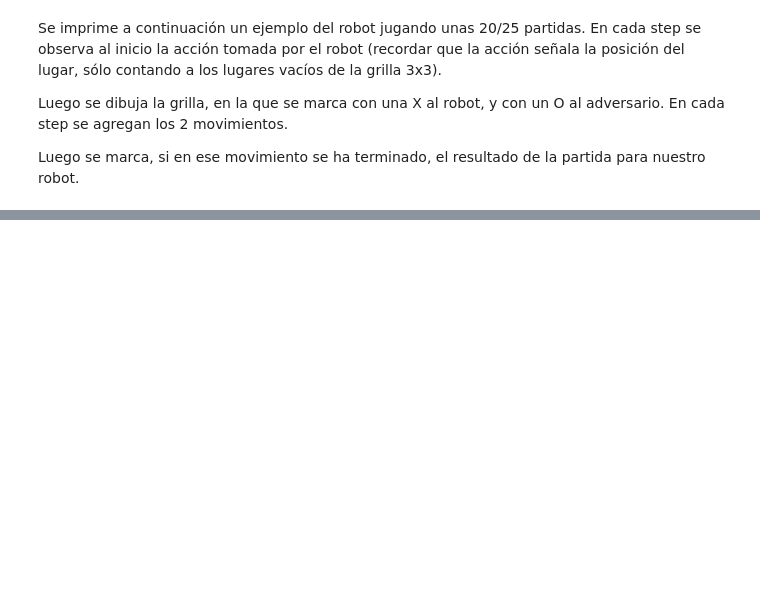
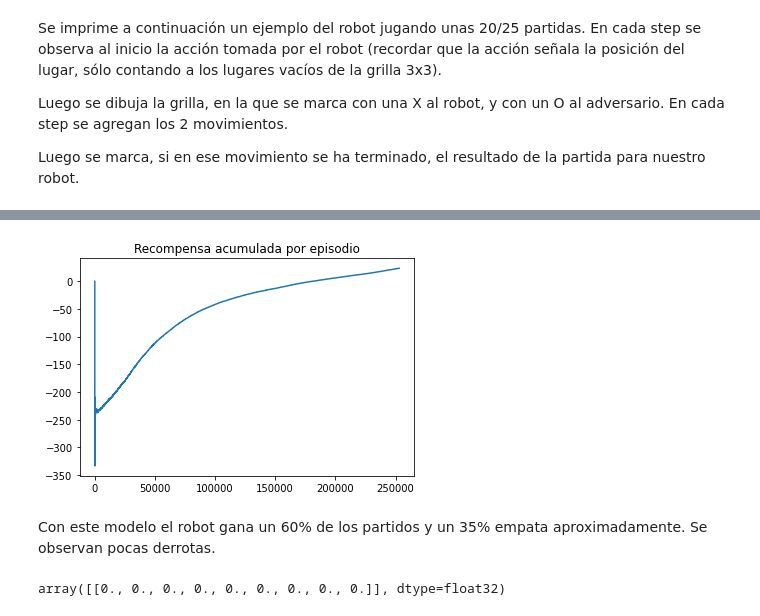
Before and after one commit to natanrajch/DiploDatos, a Jupyter notebook: aprendizaje_refuerzos/TicTacToe_RL.ipynb, the cells around one changed output, grey strips where cells are left out. Cells and saved outputs as stored; diff of their text form; code cells hidden in the pictures; blank space fills up the shorter version.

```diff
--- a/aprendizaje_refuerzos/TicTacToe_RL.ipynb
+++ b/aprendizaje_refuerzos/TicTacToe_RL.ipynb
@@ -78,0 +56,14 @@ from stable_baselines3.common.env_util import make_vec_env
+# %%
+def plot_reward_per_episode(reward_ep):
+
+    episode_rewards = np.array(reward_ep)
+
+    # se suaviza la curva de convergencia
+    episode_number = np.linspace(1, len(episode_rewards) + 1, len(episode_rewards) + 1)
+    acumulated_rewards = np.cumsum(episode_rewards)
+
+    reward_per_episode = [acumulated_rewards[i] / episode_number[i] for i in range(len(acumulated_rewards))]
+
+    plt.plot(reward_per_episode)
+    plt.title('Recompensa acumulada por episodio')
+    plt.show()
@@ -99,8 +126,9 @@ class TicTacToe(gym.Env):
     self.observation_space = Box(low=np.zeros(9), high=np.full((9, ), 3))
     self.state = [0,0,0,0,0,0,0,0,0]
     self.win_combs = [[0,1,2],[3,4,5],[6,7,8], #filas
-                       [0,3,6],[1,4,7],[2,5,8], #cols
-                       [0,4,8],[2,4,6]] #diags
+                        [0,3,6],[1,4,7],[2,5,8], #cols
+                        [0,4,8],[2,4,6]] #diags
+    self.accum_reward = []
 
   def step(self, action):
     reward = 0
@@ -136,17 +164,18 @@ class TicTacToe(gym.Env):
       else:
         done = False
 
+    self.accum_reward.append(reward)
     return np.array([self.state]).astype(np.float32), reward, done, info
 
 
 
   def player2(self):
-    '''Si puede formar un ta-te-tí, lo hace, luego si puede tapar una línea del Player 1 la genera, si no, juega random '''
+    '''Si puede tapar una línea del player 1 la tapa, luego si puede generar una línea la genera, si no, juega random '''
     p2_played = False
     if self.state.count(0) > 0:
       for comb in self.win_combs:
         for skip in [0,1,2]:
-          if self.state[comb[skip]]==0 and self.state[comb[[X for X in [0,1,2] if X != skip][0]]]==2 and self.state[comb[[X for X in [0,1,2] if X != skip][1]]]==2:
+          if self.state[comb[skip]]==0 and self.state[comb[[X for X in [0,1,2] if X != skip][0]]]==1 and self.state[comb[[X for X in [0,1,2] if X != skip][1]]]==1:
             self.state[comb[skip]]=2
             p2_played = True
             break
@@ -157,7 +186,7 @@ class TicTacToe(gym.Env):
       if not p2_played:
         for comb in self.win_combs:
           for skip in [0,1,2]:
-            if self.state[comb[skip]]==0 and self.state[comb[[X for X in [0,1,2] if X != skip][0]]]==1 and self.state[comb[[X for X in [0,1,2] if X != skip][1]]]==1:
+            if self.state[comb[skip]]==0 and self.state[comb[[X for X in [0,1,2] if X != skip][0]]]==2 and self.state[comb[[X for X in [0,1,2] if X != skip][1]]]==2:
               self.state[comb[skip]]=2
               p2_played = True
               break
@@ -196,7 +225,7 @@ class TicTacToe(gym.Env):
 
   def reset(self):
     self.state=[0,0,0,0,0,0,0,0,0]
-
+    self.accum_reward = []
     return np.array([self.state]).astype(np.float32)
 
   def render(self, mode='console'):
@@ -222,4 +253,4 @@ class TicTacToe(gym.Env):
 # %%
-env = TicTacToe()
-env = make_vec_env(lambda: env, n_envs=1)
-model = PPO('MlpPolicy', env, verbose=0).learn(1000_000)
+ttt1 = TicTacToe()
+env = make_vec_env(lambda: ttt1, n_envs=1, seed=22)
+model = PPO('MlpPolicy', env).learn(250_000)
@@ -622,0 +297,11 @@ Empate mediante action= [1]
+# %%
+plot_reward_per_episode(ttt1.accum_reward)
+# %% [output]
+[figure, added]
+# %% [markdown]
+Con este modelo el robot gana un 60% de los partidos y un 35% empata aproximadamente. Se observan pocas derrotas.
+# %%
+ttt1.reset()
+env.reset()
+# %% [output]
+array([[0., 0., 0., 0., 0., 0., 0., 0., 0.]], dtype=float32)
```
Also changed, not shown: parts of 71 cells of this notebook.
